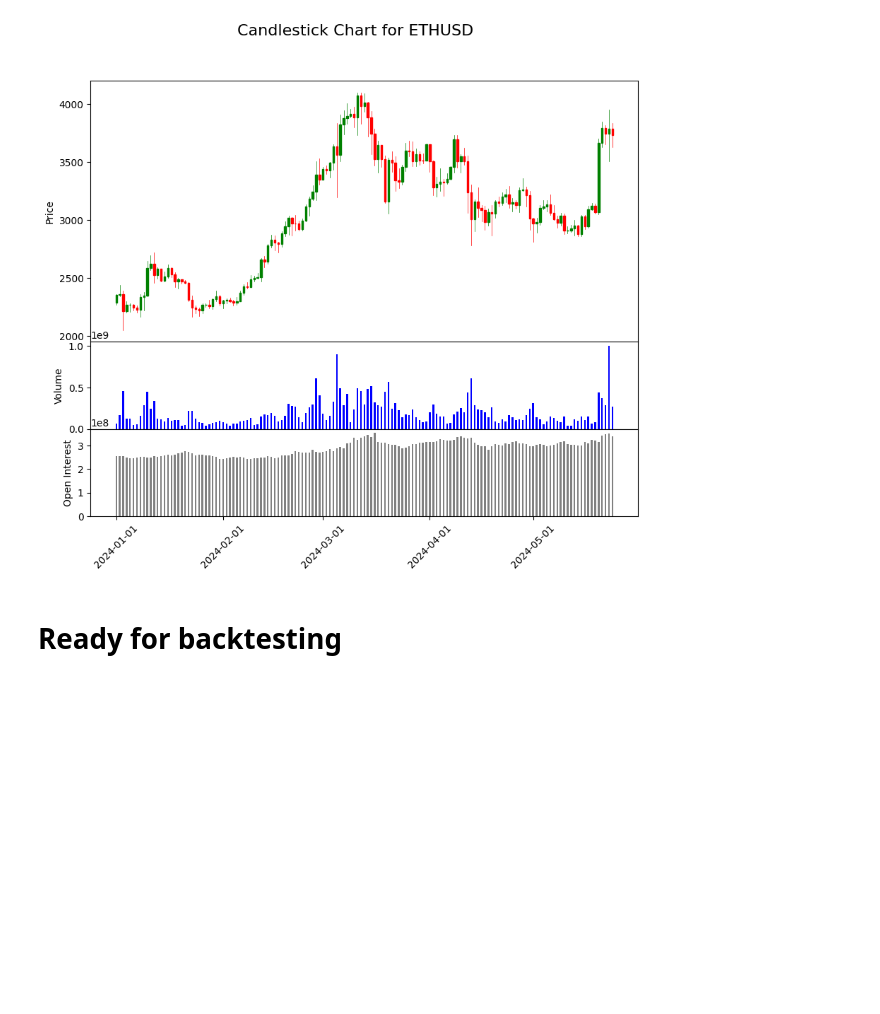
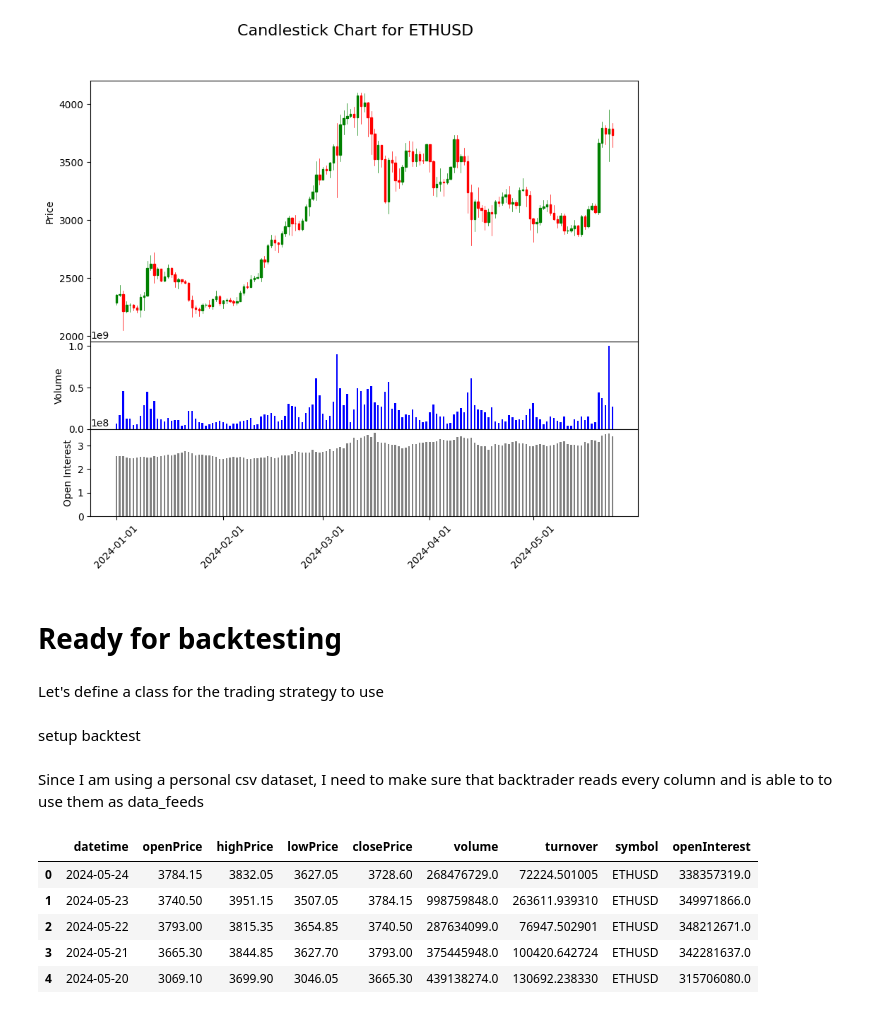
Before and after one commit to Gruntrexpewrus/TradersPlayground, a Jupyter notebook: Python4Finance/Backtesting_ETH.ipynb, the cells around one changed output. Saved outputs shown, nothing was run; the diff lists cells and outputs as text; code cells hidden in the pictures; blank space fills up the shorter version.

```diff
--- a/Python4Finance/Backtesting_ETH.ipynb
+++ b/Python4Finance/Backtesting_ETH.ipynb
@@ -176,0 +183,45 @@ visualize_df_with_vol_oi(df_ETH, saving_path = "/Users/leonardoplacidi/Desktop/B
+# %% [markdown]
+Let's define a class for the trading strategy to use
+# %% [markdown]
+setup backtest
+# %% [markdown]
+Since I am using a personal csv dataset, I need to make sure that backtrader reads every column and is able to to use them as data_feeds
+# %%
+# Read CSV data into a Pandas DataFrame
+data = pd.read_csv("/Users/leonardoplacidi/Desktop/BacktestingTrade/Python4Finance/data/Bybit_ETH_for_backtesting.csv", parse_dates=True)
+data = data.rename(columns = {'startTime':'datetime'})
+# Assuming your DataFrame is called 'data'
+data['datetime'] = pd.to_datetime(data['datetime'])
+# Set 'startTime' column as the index
+#data.set_index('datetime', inplace=True)
+
+# Ensure the 'startTime' column is set as the index and convert column names to lowercase
+# Define the custom data feed class
+class PandasData(bt.feeds.PandasData):
+    # Add a 'volume', 'openInterest', and 'turnover' lines to the inherited ones from the base class
+    lines = ('volume', 'openinterest', 'turnover')
+
+    # Define parameters for the column names
+    params = (
+        ('datetime', 'datetime'),
+        ('open', 'openPrice'),
+        ('high', 'highPrice'),
+        ('low', 'lowPrice'),
+        ('close', 'closePrice'),
+        ('volume', 'volume'),
+        ('openinterest', 'openInterest'),
+        ('turnover', 'turnover'),
+    )
+
+# Create an instance of the custom data feed
+data_feed = PandasData(dataname=data, fromdate=datetime(2024, 1, 1),
+    todate=datetime(2024, 5, 24))
+# %%
+data.head()
+# %% [output]
+|  | datetime | openPrice | highPrice | lowPrice | closePrice | volume | turnover | symbol | openInterest |
+| 0 | 2024-05-24 | 3784.15 | 3832.05 | 3627.05 | 3728.60 | 268476729.0 | 72224.501005 | ETHUSD | 338357319.0 |
+| 1 | 2024-05-23 | 3740.50 | 3951.15 | 3507.05 | 3784.15 | 998759848.0 | 263611.939310 | ETHUSD | 349971866.0 |
+| 2 | 2024-05-22 | 3793.00 | 3815.35 | 3654.85 | 3740.50 | 287634099.0 | 76947.502901 | ETHUSD | 348212671.0 |
+| 3 | 2024-05-21 | 3665.30 | 3844.85 | 3627.70 | 3793.00 | 375445948.0 | 100420.642724 | ETHUSD | 342281637.0 |
+| 4 | 2024-05-20 | 3069.10 | 3699.90 | 3046.05 | 3665.30 | 439138274.0 | 130692.238330 | ETHUSD | 315706080.0 |
```
Also changed, not shown: parts of 4 cells of this notebook.
